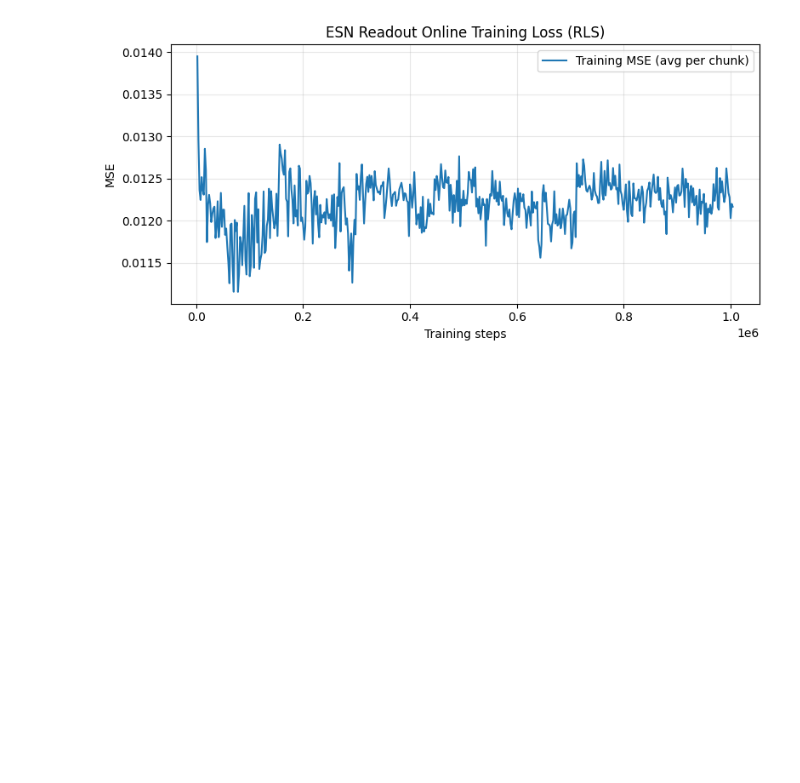
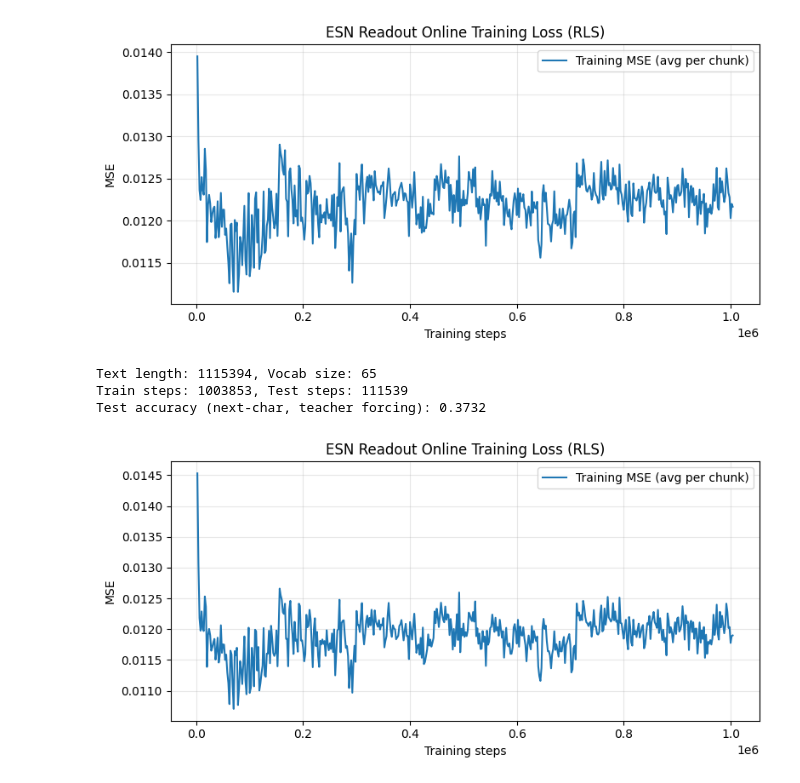
Before and after one commit to FreshMedlar/EvoReservoir, a Jupyter notebook: shakeChaos/esn_testing.ipynb, the cells around one changed output. Saved outputs shown, nothing was run; the diff lists cells and outputs as text; code cells hidden in the pictures; blank space fills up the shorter version.

Commit message:
test evolution completed

```diff
--- a/shakeChaos/esn_testing.ipynb
+++ b/shakeChaos/esn_testing.ipynb
@@ -325,3 +322,10 @@ Text length: 1115394, Vocab size: 65
 Train steps: 1003853, Test steps: 111539
 Test accuracy (next-char, teacher forcing): 0.3558
 [figure]
+# %%
+main_jupyter(0.9, 500, 0.01, 1.0, 0.5, 1, 1.0, 100, 2000, True, 42)
+# %% [output]
+Text length: 1115394, Vocab size: 65
+Train steps: 1003853, Test steps: 111539
+Test accuracy (next-char, teacher forcing): 0.3732
+[figure, added]
```
Also changed, not shown: parts of 3 cells of this notebook, 3 other files.
